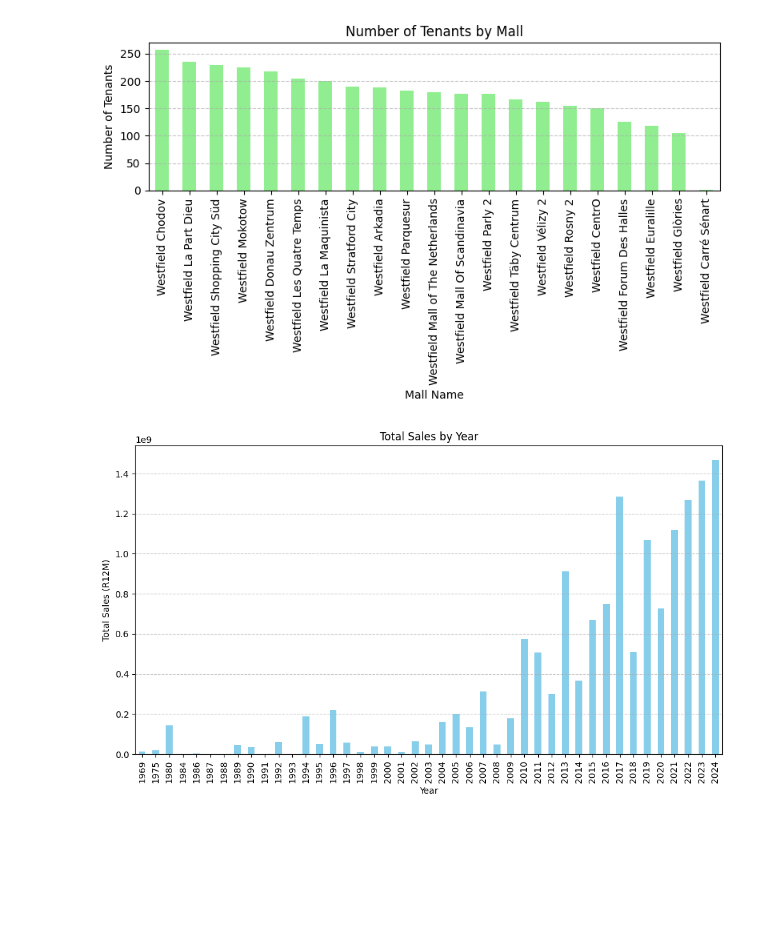
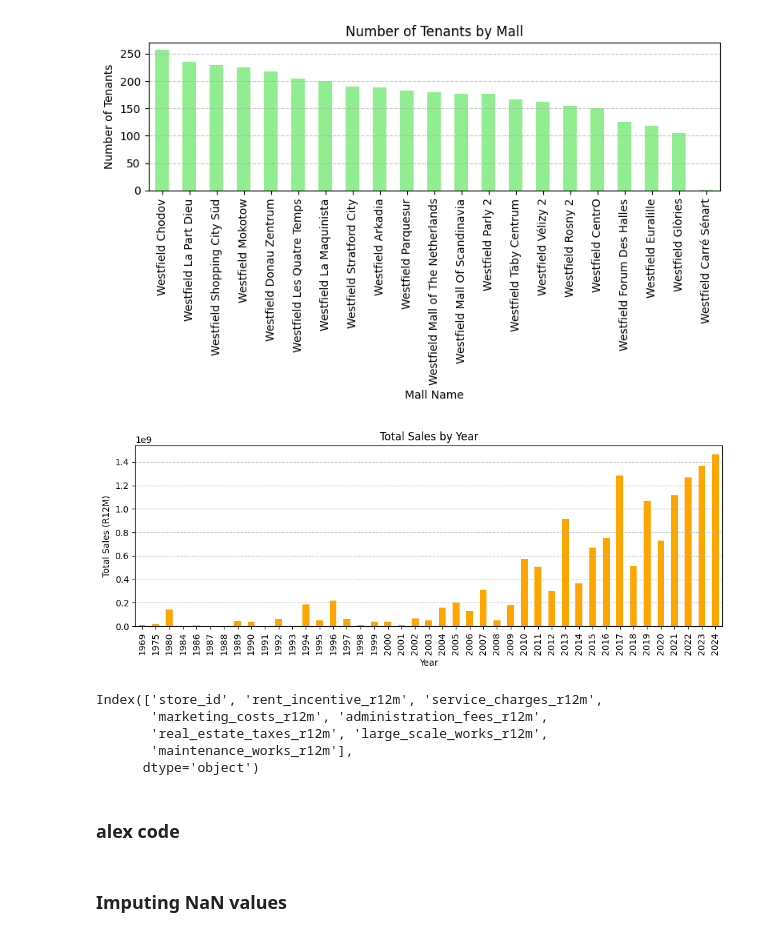
Before and after one commit to tesscln/URW_datachallenge, a Jupyter notebook: notebooks/merge_tess_2nd_dataset.ipynb, the cells around one changed output. Cells and saved outputs as stored; diff of their text form; code cells hidden in the pictures; blank space fills up the shorter version.

```diff
--- a/notebooks/merge_tess_2nd_dataset.ipynb
+++ b/notebooks/merge_tess_2nd_dataset.ipynb
@@ -262,18 +279,28 @@ plt.show()
 # %%
 # Ensure the year column is numeric or datetime
 df['store_year_opened'] = pd.to_datetime(df['store_year_opened'], errors='coerce').dt.year
 
 # Group by the year and sum the sales
 sales_by_year = df.groupby('store_year_opened')['store_sales_r12m'].sum()
 
 # Plot the total sales by year
-plt.figure(figsize=(10, 6))
-sales_by_year.plot(kind='bar', color='skyblue')
+plt.figure(figsize=(10, 4))
+sales_by_year.plot(kind='bar', color='orange')
 plt.title('Total Sales by Year')
 plt.xlabel('Year')
 plt.ylabel('Total Sales (R12M)')
 plt.grid(axis='y', linestyle='--', alpha=0.7)
 plt.tight_layout()
 plt.show()
 # %% [output]
-[figure, old version]
+[figure, new version]
+# %%
+costs.columns
+# %% [output]
+Index(['store_id', 'rent_incentive_r12m', 'service_charges_r12m',
+       'marketing_costs_r12m', 'administration_fees_r12m',
+       'real_estate_taxes_r12m', 'large_scale_works_r12m',
+       'maintenance_works_r12m'],
+      dtype='object')
+# %% [markdown]
+### alex code
@@ -279,0 +399,2 @@ plt.show()
+# %% [markdown]
+### Imputing NaN values
```
Also changed, not shown: parts of 9 cells of this notebook, 2 other files.
